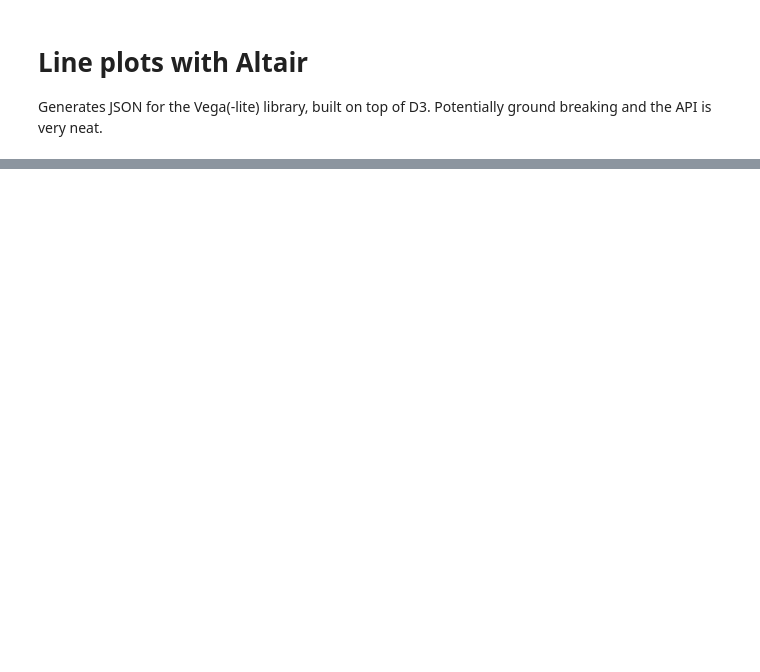
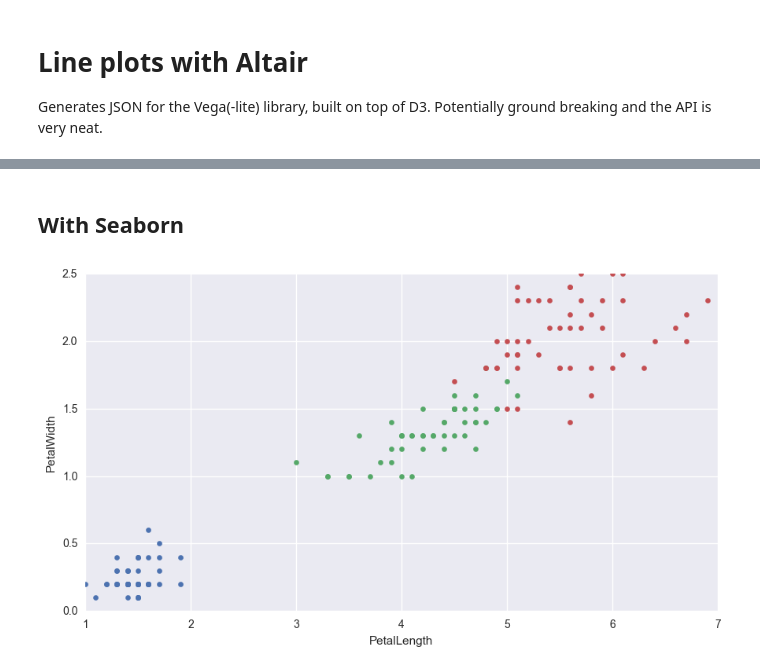
Before and after one commit to samuelsinayoko/kaggle-housing-prices, a Jupyter notebook: research/modern_python_visualization.ipynb, the cells around one changed output, grey strips where cells are left out. Saved outputs shown, nothing was run; the diff lists cells and outputs as text; code cells hidden in the pictures; blank space fills up the shorter version.

```diff
--- a/research/modern_python_visualization.ipynb
+++ b/research/modern_python_visualization.ipynb
@@ -170,0 +219,11 @@ Chart(df).mark_line().encode(
+# %% [markdown]
+## With Seaborn
+# %%
+g = sns.FacetGrid(iris, hue='Name', aspect=10/6)
+g.map(plt.scatter, 'PetalLength', 'PetalWidth')
+plt.xlim([1, 7])
+plt.ylim([0, 2.5])
+g.fig.set_figheight(6)
+g.fig.set_figwidth(10)
+# %% [output]
+[figure, added]
```
Also changed, not shown: parts of 58 cells of this notebook, 1 other file.
